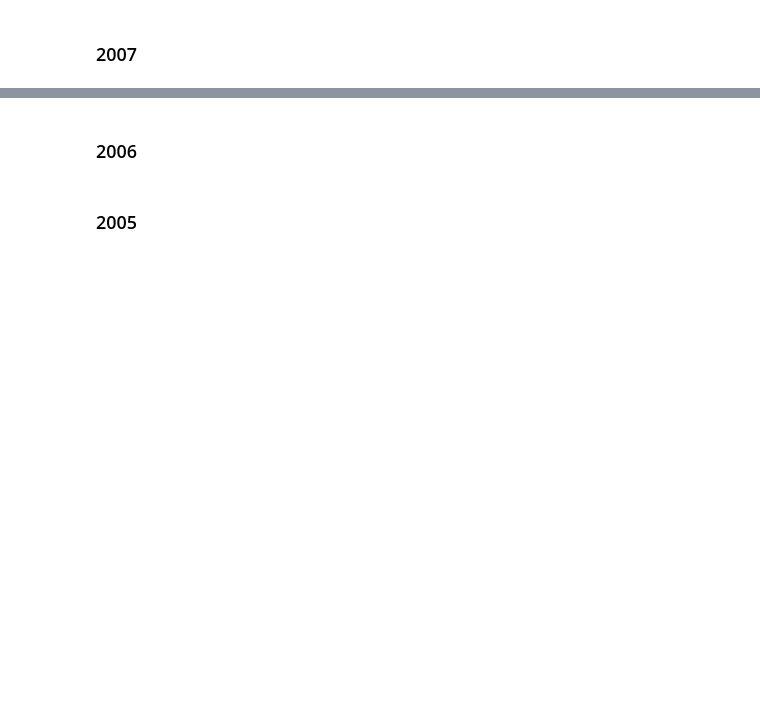
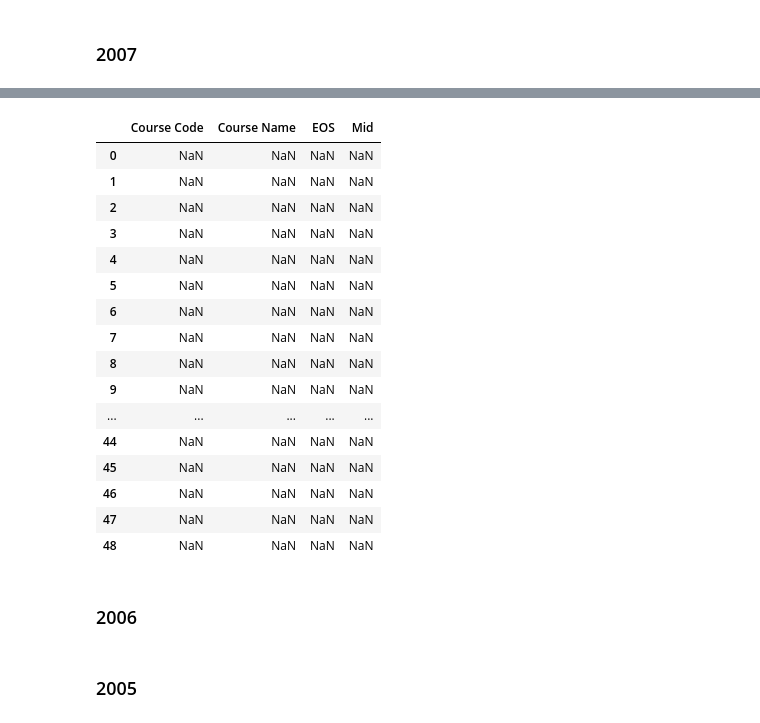
Before and after one commit to fod/fundamentals-data-analysis, a Jupyter notebook: cao.ipynb, the cells around one changed output, grey strips where cells are left out. Drawn from its saved outputs; the diff is of its cells as text; code cells hidden in the pictures; blank space fills up the shorter version.

```diff
--- a/cao.ipynb
+++ b/cao.ipynb
@@ -723,3 +723,11 @@ df76_08.head()
 | 5 | AL007 | Childcare Supervisory Management | 280.0 | 325.0 | ATHLONE IT | False | False | False | False |
 # %% [markdown]
 ### 2007
+# %%
+# read the level 8 pdf, extracting tables into a single dataframe
+pdf_path = os.path.join(data_dir, "cao_2007_lvl8.pdf")
+tables = read_pdf(pdf_path, pages='all', multiple_tables=True, pandas_options={'header': None})
+df8_07 = tables[0]
+len(tables)
+#frames = [df8_07[:4]]
+#df8_07.head(18)
@@ -725,0 +756,7 @@ df76_08.head()
+# %%
+df = df8_07
+
+# Shift columns misaligned by multi column cells at start of table
+shifts = [-2, 0, 0, 0, 2, 3, 3, 3, 0, 1, 2, 2, 2, 1, 0, 0, 1, 0]
+for i, val in enumerate(shifts):
+    df.iloc[i] = df.iloc[i].shift(periods=val, axis=0)
@@ -725,0 +772,3 @@ df76_08.head()
+# %%
+# Drop last two columns as they are now unused
+df = df.iloc[: , :-2]
@@ -726,3 +784,36 @@ df76_08.head()
+# %%
+cols = ['Course Code', 'Course Name', 'EOS', 'Mid']
+
+# Add each page column to its own dataframe
+df1, df2, df3 = df.iloc[:,0:4], df.iloc[:,4:8], df.iloc[:,8:12]
+# Give each datframe identical column names
+for d in (df1, df2, df3):
+    d.columns = cols
+
+# concatenate the three columns back into a single dataframe
+df = pd.concat([df1, df2, df3])
+df.head()
+# %%
+with pd.option_context('display.max_rows', None, 'display.max_columns', None):
+    display(df)
+# %% [output]
+|  | Course Code | Course Name | EOS | Mid |
+| 0 | NaN | NaN | NaN | NaN |
+| 1 | NaN | NaN | NaN | NaN |
+| 2 | NaN | NaN | NaN | NaN |
+| 3 | NaN | NaN | NaN | NaN |
+| 4 | NaN | NaN | NaN | NaN |
+| 5 | NaN | NaN | NaN | NaN |
+| 6 | NaN | NaN | NaN | NaN |
+| 7 | NaN | NaN | NaN | NaN |
+| 8 | NaN | NaN | NaN | NaN |
+| 9 | NaN | NaN | NaN | NaN |
+| ... | ... | ... | ... | ... |
+| 44 | NaN | NaN | NaN | NaN |
+| 45 | NaN | NaN | NaN | NaN |
+| 46 | NaN | NaN | NaN | NaN |
+| 47 | NaN | NaN | NaN | NaN |
+| 48 | NaN | NaN | NaN | NaN |
 # %% [markdown]
 ### 2006
 # %% [markdown]
```
Also changed, not shown: parts of 15 cells of this notebook.
